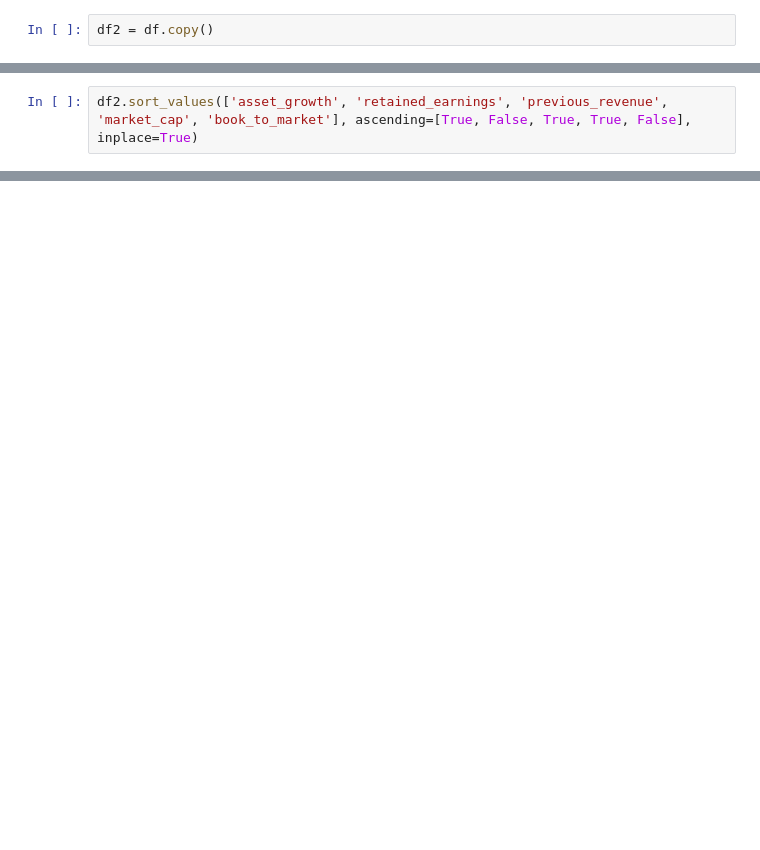
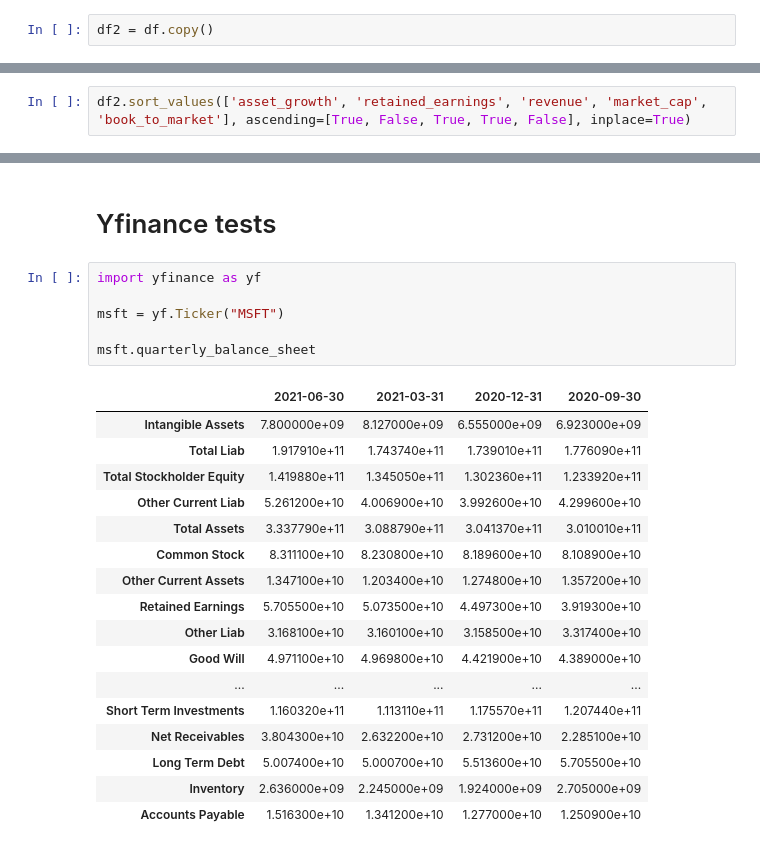
Before and after one commit to attkauppi/investents_notebooks, a Jupyter notebook: asset_allocation.ipynb, the cells around one changed output, grey strips where cells are left out. Cells and saved outputs as stored; diff of their text form; blank space fills up the shorter version.

```diff
--- a/asset_allocation.ipynb
+++ b/asset_allocation.ipynb
@@ -326,7 +413,7 @@ df2
 | AAQC | -218361.0 | 5.000005e+06 | -5.214892e+06 | 2021-06-30 | NYSE | ... |
 | AAIN | NaN | NaN | NaN | NaN | NaN | ... |
 # %%
-df2.sort_values(['asset_growth', 'retained_earnings', 'previous_revenue', 'market_cap', 'book_to_market'], ascending=[True, False, True, True, False], inplace=True)
+df2.sort_values(['asset_growth', 'retained_earnings', 'revenue', 'market_cap', 'book_to_market'], ascending=[True, False, True, True, False], inplace=True)
 # %%
 df2
 # %% [output]
@@ -341,3 +428,29 @@ df2
 | AAN | 52871000.0 | 7.215300e+08 | 8.542100e+07 | 2021-09-30 | NYSE | ... |
 | A | 93000000.0 | 4.946000e+09 | 9.000000e+07 | 2021-07-31 | NYSE | ... |
 | AAIN | NaN | NaN | NaN | NaN | NaN | ... |
+# %% [markdown]
+# Yfinance tests
+# %%
+import yfinance as yf
+
+msft = yf.Ticker("MSFT")
+
+msft.quarterly_balance_sheet
+# %% [output]
+|  | 2021-06-30 | 2021-03-31 | 2020-12-31 | 2020-09-30 |
+| Intangible Assets | 7.800000e+09 | 8.127000e+09 | 6.555000e+09 | 6.923000e+09 |
+| Total Liab | 1.917910e+11 | 1.743740e+11 | 1.739010e+11 | 1.776090e+11 |
+| Total Stockholder Equity | 1.419880e+11 | 1.345050e+11 | 1.302360e+11 | 1.233920e+11 |
+| Other Current Liab | 5.261200e+10 | 4.006900e+10 | 3.992600e+10 | 4.299600e+10 |
+| Total Assets | 3.337790e+11 | 3.088790e+11 | 3.041370e+11 | 3.010010e+11 |
+| Common Stock | 8.311100e+10 | 8.230800e+10 | 8.189600e+10 | 8.108900e+10 |
+| Other Current Assets | 1.347100e+10 | 1.203400e+10 | 1.274800e+10 | 1.357200e+10 |
+| Retained Earnings | 5.705500e+10 | 5.073500e+10 | 4.497300e+10 | 3.919300e+10 |
+| Other Liab | 3.168100e+10 | 3.160100e+10 | 3.158500e+10 | 3.317400e+10 |
+| Good Will | 4.971100e+10 | 4.969800e+10 | 4.421900e+10 | 4.389000e+10 |
+| ... | ... | ... | ... | ... |
+| Short Term Investments | 1.160320e+11 | 1.113110e+11 | 1.175570e+11 | 1.207440e+11 |
+| Net Receivables | 3.804300e+10 | 2.632200e+10 | 2.731200e+10 | 2.285100e+10 |
+| Long Term Debt | 5.007400e+10 | 5.000700e+10 | 5.513600e+10 | 5.705500e+10 |
+| Inventory | 2.636000e+09 | 2.245000e+09 | 1.924000e+09 | 2.705000e+09 |
+| Accounts Payable | 1.516300e+10 | 1.341200e+10 | 1.277000e+10 | 1.250900e+10 |
```
Also changed, not shown: parts of 25 cells of this notebook, 1 other file.
